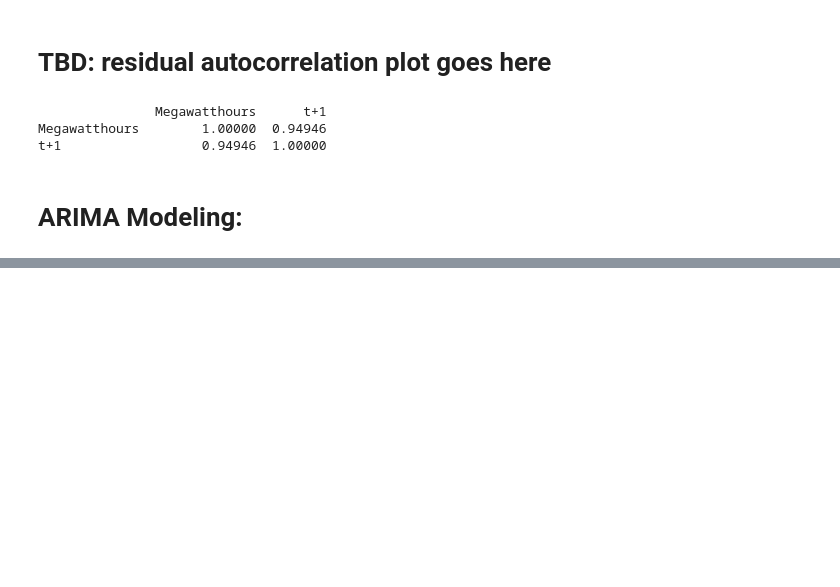
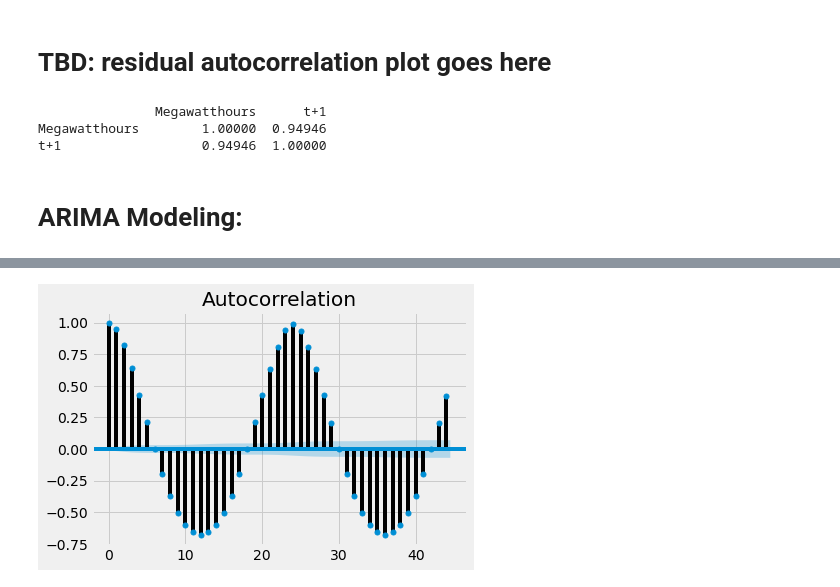
Before and after one commit to MichaelBurak/solar-data-analysis, a Jupyter notebook: solar-perhour-analysis.ipynb, the cells around one changed output, grey strips where cells are left out. Cells and saved outputs as stored; diff of their text form; code cells hidden in the pictures; blank space fills up the shorter version.

```diff
--- a/solar-perhour-analysis.ipynb
+++ b/solar-perhour-analysis.ipynb
@@ -523,0 +543,10 @@ from statsmodels.tsa.ar_model import AutoReg
+# %%
+from statsmodels.graphics.tsaplots import plot_acf
+
+plot_acf(shift_df['Megawatthours']);
+
+fig=plt.gcf()
+
+fig.savefig("init_autocorr.png")
+# %% [output]
+[figure, added]
```
Also changed, not shown: parts of 8 cells of this notebook, 1 other file.
